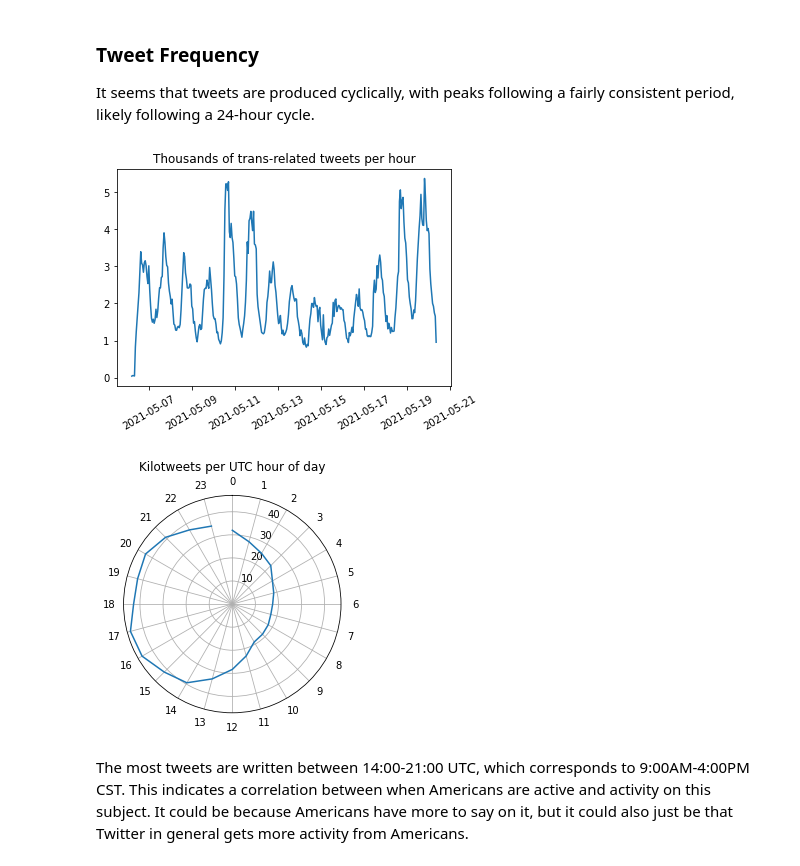
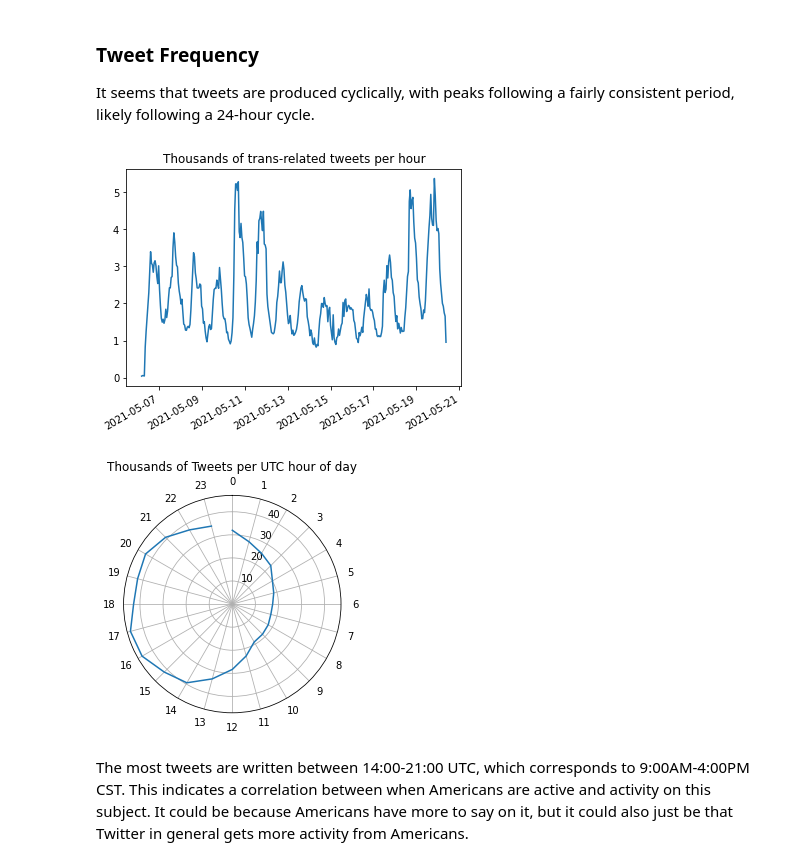
Before and after one commit to astralbijection/trans-data-analysis, a Jupyter notebook: notebooks/final_report.ipynb, the cells around one changed output. Cells and saved outputs as stored; diff of their text form; code cells hidden in the pictures.

```diff
--- a/notebooks/final_report.ipynb
+++ b/notebooks/final_report.ipynb
@@ -112,13 +112,13 @@ It seems that tweets are produced cyclically, with peaks following a fairly cons
 # %%
 import matplotlib.pyplot as plt
 
 tweets_per_hour = tweet_df.set_index('date')['tweet'].resample('1H').count() / 1000
 plt.plot(tweets_per_hour)
-plt.xticks(rotation=30)
+plt.xticks(rotation=30, ha='right')
 plt.title('Thousands of trans-related tweets per hour')
 plt.show()
 # %% [output]
-[figure, old version]
+[figure, new version]
 # %%
 import numpy as np
 
@@ -133,11 +133,11 @@ ax_hour.set_xticks(theta)
 ax_hour.set_theta_direction(-1)
 ax_hour.set_xticklabels(range(24))
 ax_hour.set_theta_zero_location("N")
-ax_hour.set_title('Kilotweets per UTC hour of day')
+ax_hour.set_title('Thousands of Tweets per UTC hour of day')
 
 plt.show()
 # %% [output]
-[figure, old version]
+[figure, new version]
 # %% [markdown]
 The most tweets are written between 14:00-21:00 UTC, which corresponds to 9:00AM-4:00PM CST. This indicates a correlation between when Americans are active and activity on this subject. It could be because Americans have more to say on it, but it could also just be that Twitter in general gets more activity from Americans.
 # %% [markdown]
```
Also changed, not shown: parts of 13 cells of this notebook.
